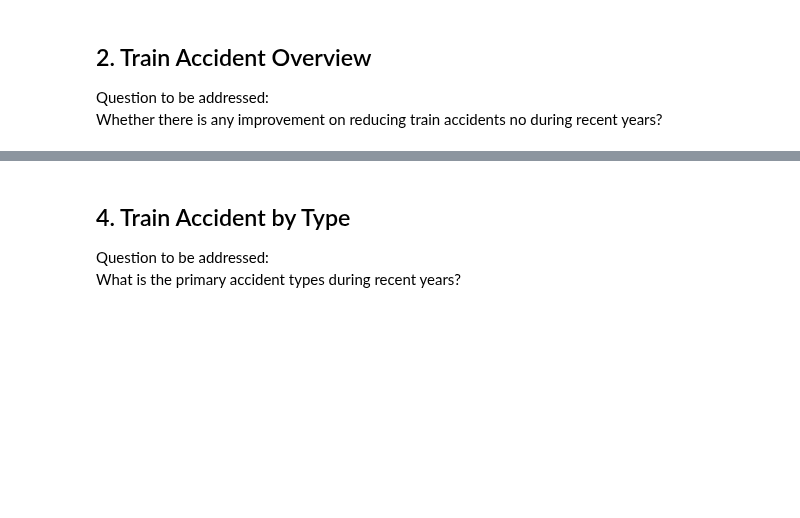
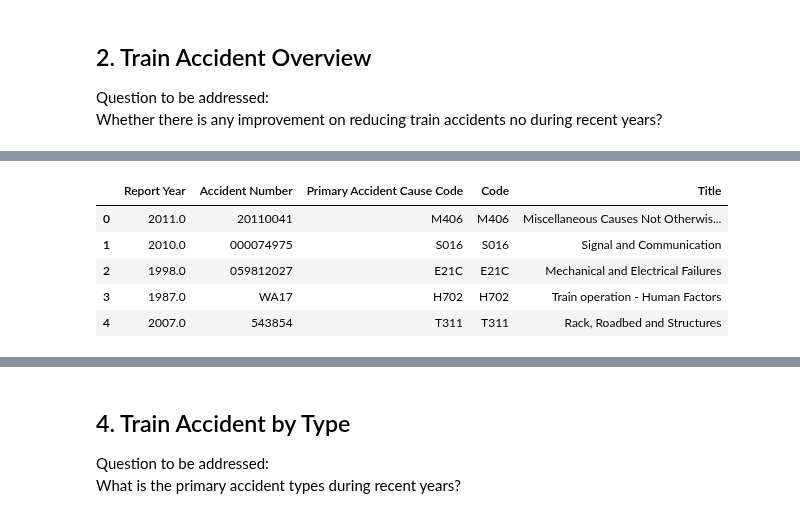
Before and after one commit to MZt92-ui/Project-1-Group-3, a Jupyter notebook: Train/data analysis.ipynb, the cells around one changed output, grey strips where cells are left out. Cells and saved outputs as stored; diff of their text form; code cells hidden in the pictures; blank space fills up the shorter version.

```diff
--- a/Train/data analysis.ipynb
+++ b/Train/data analysis.ipynb
@@ -64,0 +80,22 @@ What is the major train causes during recent years?
+# %%
+# The above figures imply that each record in datasets could find a cause from the reference dataset
+# however, when further investigating, the format of reference dataset is different from the records
+# needs further cleaning
+data_cause = data_cause.dropna()
+
+new_code=[]
+for i in range(len(data_cause.Code)):
+    new = data_cause["Code"][i][:4]
+    new_code.append(new)
+
+data_cause["Primary Accident Cause Code"] = new_code
+data2 = data[["Report Year","Accident Number","Primary Accident Cause Code"]]
+data_cause_ana = pd.merge(data2,data_cause,how="left",on="Primary Accident Cause Code")
+data_cause_ana.head()
+# %% [output]
+|  | Report Year | Accident Number | Primary Accident Cause Code | Code | Title |
+| 0 | 2011.0 | 20110041 | M406 | M406 | Miscellaneous Causes Not Otherwis... |
+| 1 | 2010.0 | 000074975 | S016 | S016 | Signal and Communication |
+| 2 | 1998.0 | 059812027 | E21C | E21C | Mechanical and Electrical Failures |
+| 3 | 1987.0 | WA17 | H702 | H702 | Train operation - Human Factors |
+| 4 | 2007.0 | 543854 | T311 | T311 | Rack, Roadbed and Structures |
```
Also changed, not shown: parts of 6 cells of this notebook, 1 other file.
